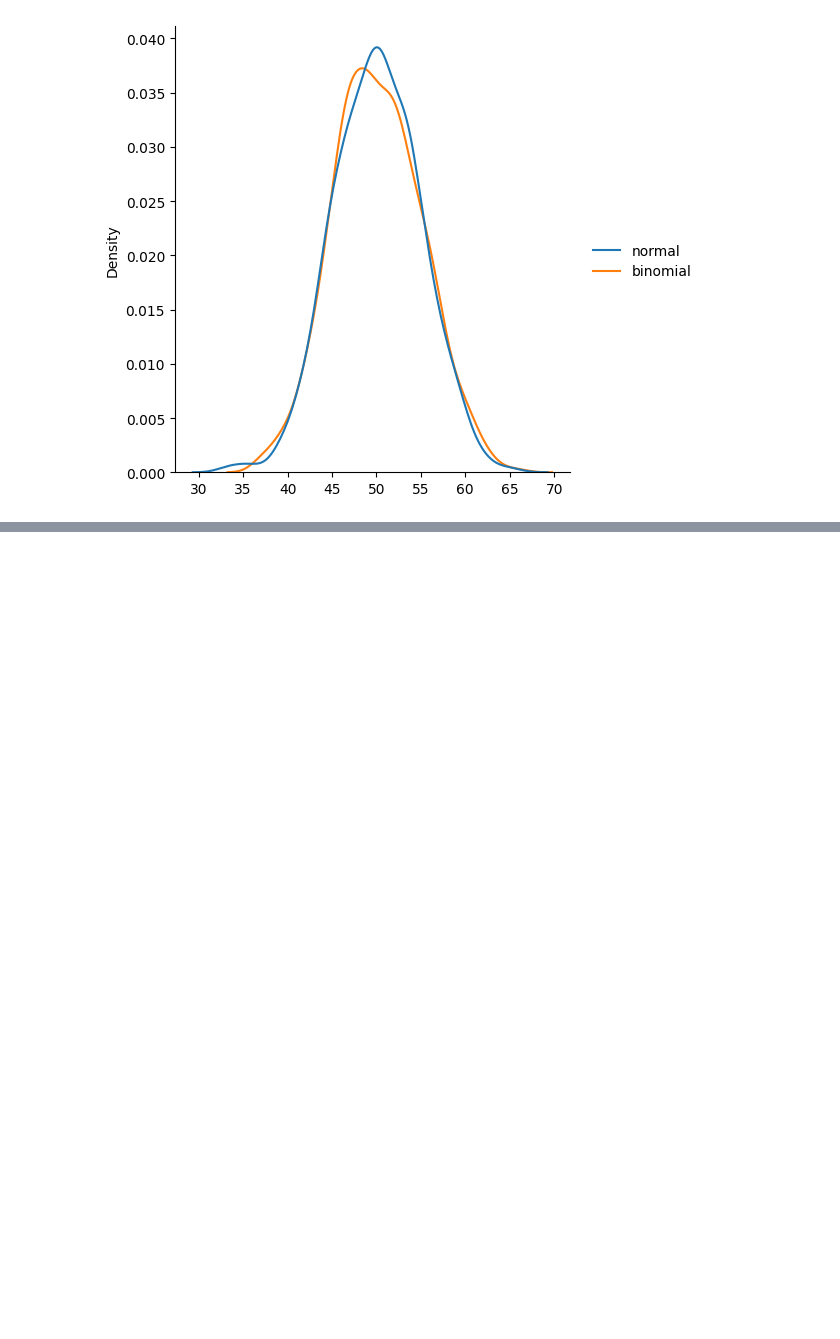
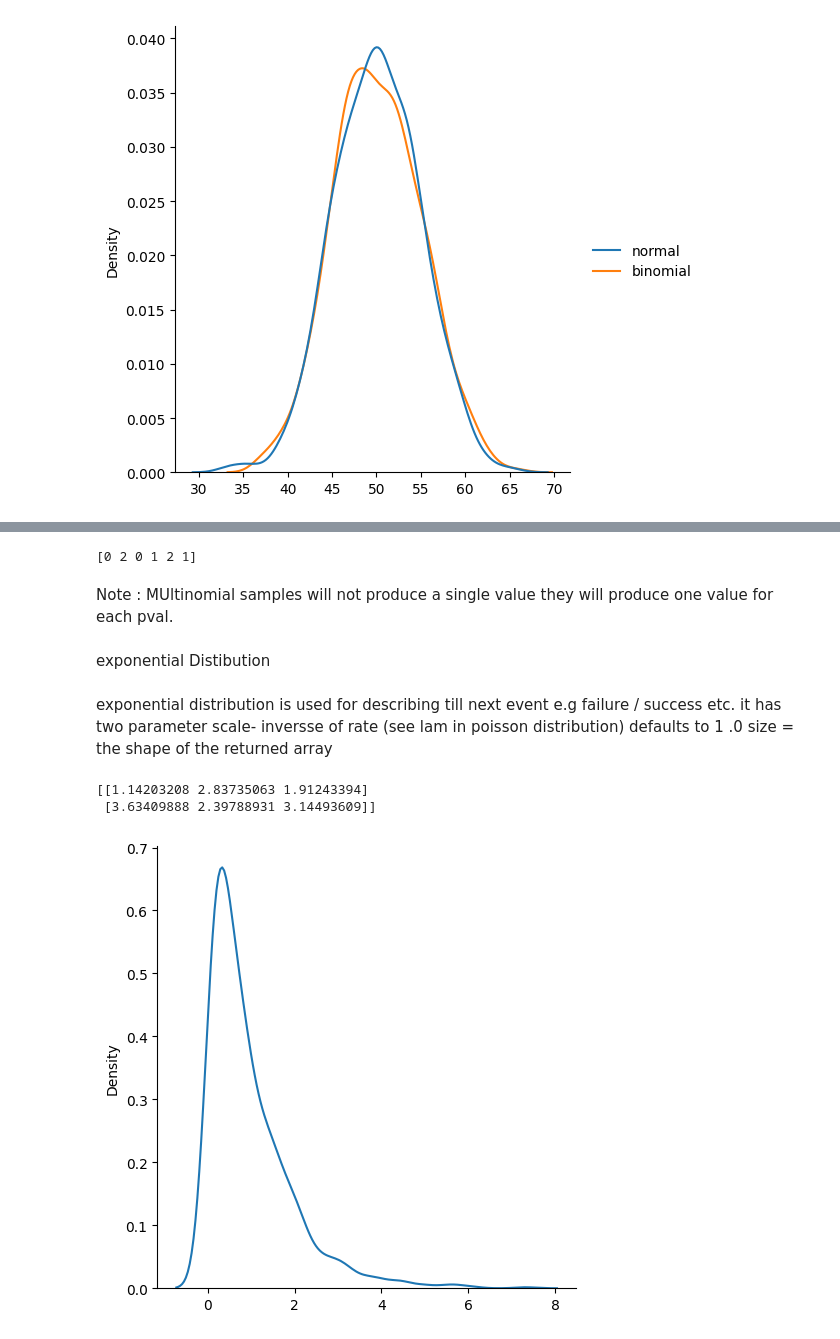
Before and after one commit to Akanksha-Ceris/NumPy-, a Jupyter notebook: Numpy.ipynb, the cells around one changed output, grey strips where cells are left out. Saved outputs shown, nothing was run; the diff lists cells and outputs as text; code cells hidden in the pictures; blank space fills up the shorter version.

```diff
--- a/Numpy.ipynb
+++ b/Numpy.ipynb
@@ -1133,0 +1211,30 @@ plt.show()
+# %%
+print (x)
+# %% [output]
+[0 2 0 1 2 1]
+# %% [markdown]
+Note : MUltinomial samples will not produce a single value they will produce one value for each pval.
+# %% [markdown]
+ exponential Distibution
+# %% [markdown]
+exponential distribution is used for describing till next event e.g failure / success etc.
+it has two parameter
+scale- inversse of rate (see lam in poisson distribution) defaults to 1 .0
+size = the shape of the returned array
+# %%
+# Draw  out a sample for exponential distribution with 2.0 scale with 2x3 size:
+from numpy import random
+x = random.exponential (scale = 2,size =(2,3))
+print(x)
+# %% [output]
+[[1.14203208 2.83735063 1.91243394]
+ [3.63409888 2.39788931 3.14493609]]
+# %%
+# visualization of exponential distribution
+from numpy import random
+import matplotlib.pyplot as plt
+import seaborn as sns
+sns.displot(random.exponential(size = 1000),kind = "kde")
+plt.show()
+# %% [output]
+[figure, added]
```
Also changed, not shown: parts of 17 cells of this notebook.
